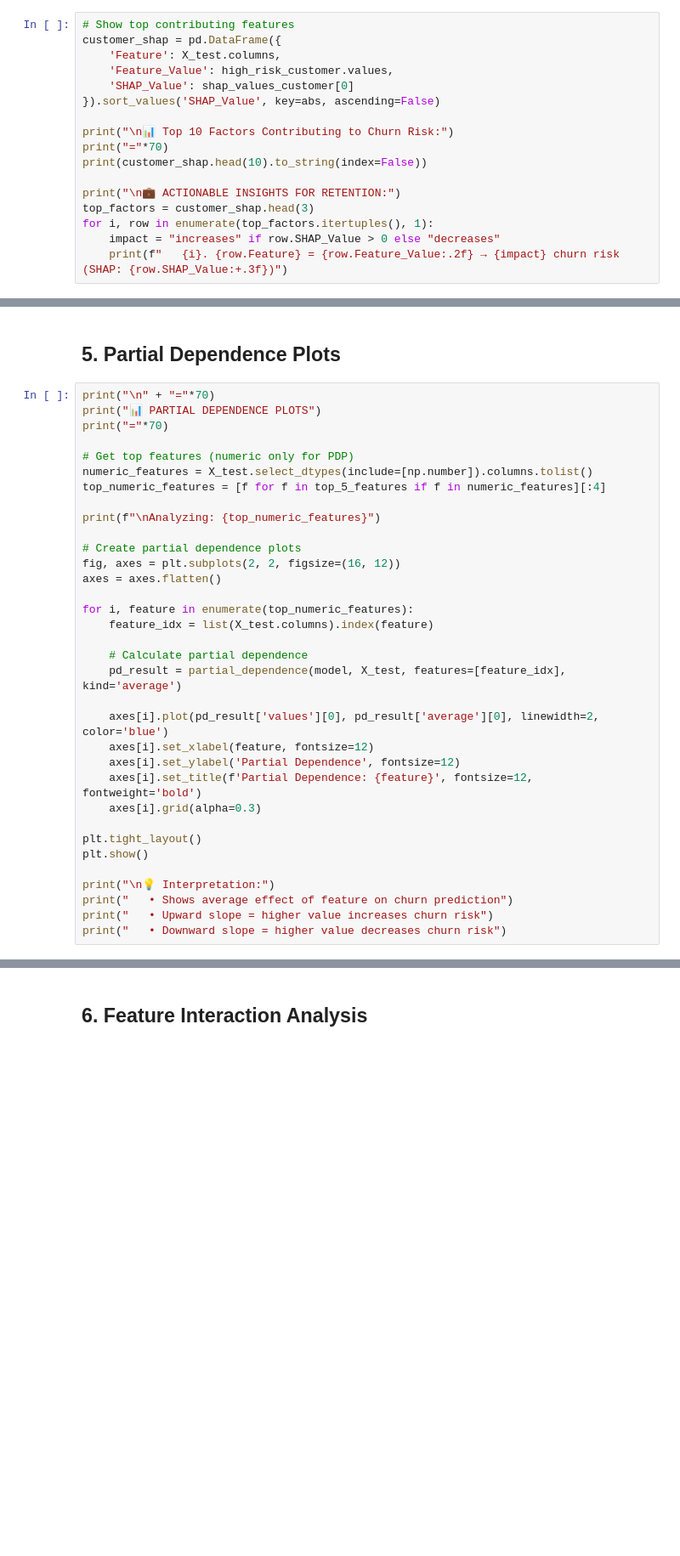
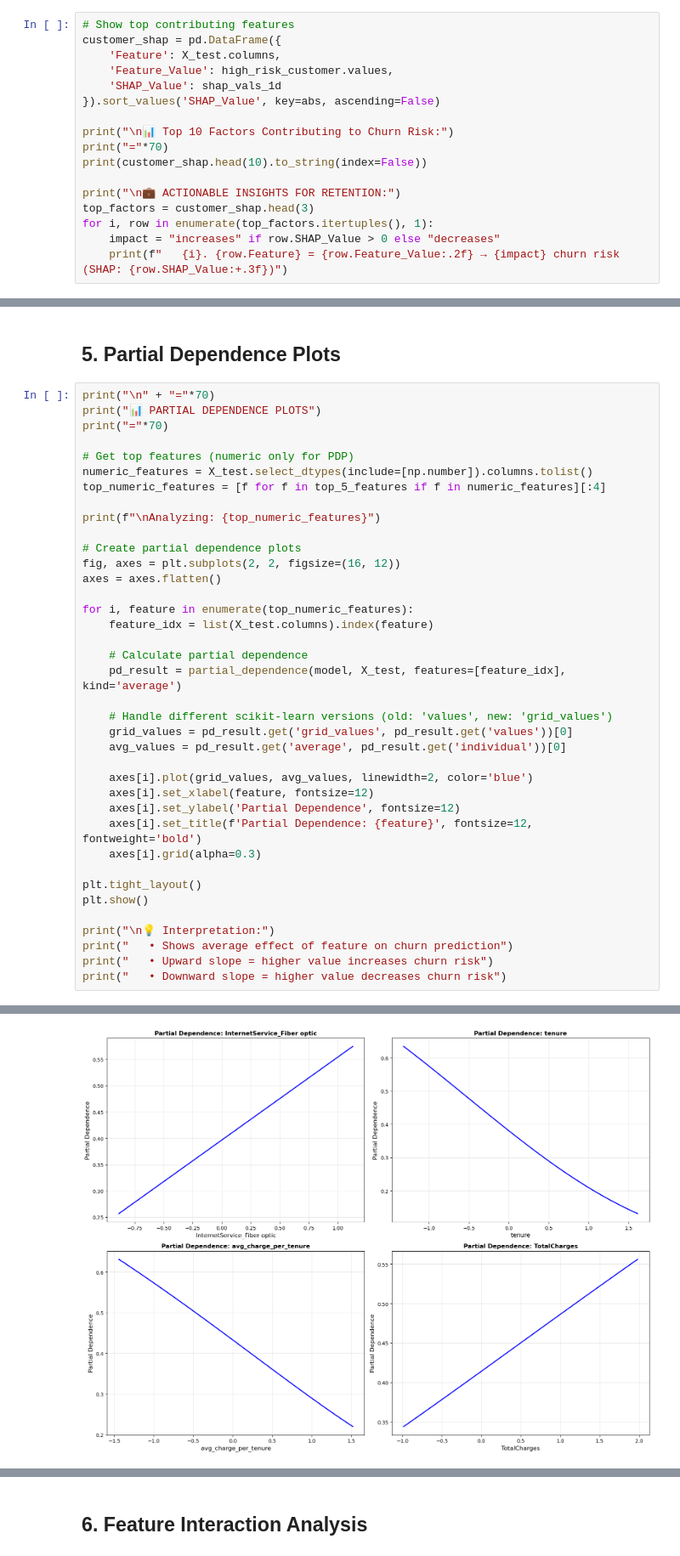
Before and after one commit to Gavesh99324/Telco-Churn-Prediction, a Jupyter notebook: notebooks/07_model_explainability.ipynb, the cells around one changed output, grey strips where cells are left out. Shown at 85% size. Drawn from its saved outputs; the diff is of its cells as text; blank space fills up the shorter version.

```diff
--- a/notebooks/07_model_explainability.ipynb
+++ b/notebooks/07_model_explainability.ipynb
@@ -208,7 +374,7 @@ print("   • Base value is the average model prediction")
 customer_shap = pd.DataFrame({
     'Feature': X_test.columns,
     'Feature_Value': high_risk_customer.values,
-    'SHAP_Value': shap_values_customer[0]
+    'SHAP_Value': shap_vals_1d
 }).sort_values('SHAP_Value', key=abs, ascending=False)
 
 print("\n📊 Top 10 Factors Contributing to Churn Risk:")
@@ -312,7 +545,11 @@ for i, feature in enumerate(top_numeric_features):
     # Calculate partial dependence
     pd_result = partial_dependence(model, X_test, features=[feature_idx], kind='average')
 
-    axes[i].plot(pd_result['values'][0], pd_result['average'][0], linewidth=2, color='blue')
+    # Handle different scikit-learn versions (old: 'values', new: 'grid_values')
+    grid_values = pd_result.get('grid_values', pd_result.get('values'))[0]
+    avg_values = pd_result.get('average', pd_result.get('individual'))[0]
+
+    axes[i].plot(grid_values, avg_values, linewidth=2, color='blue')
     axes[i].set_xlabel(feature, fontsize=12)
     axes[i].set_ylabel('Partial Dependence', fontsize=12)
     axes[i].set_title(f'Partial Dependence: {feature}', fontsize=12, fontweight='bold')
@@ -325,3 +562,4 @@ print("\n💡 Interpretation:")
 print("   • Shows average effect of feature on churn prediction")
 print("   • Upward slope = higher value increases churn risk")
 print("   • Downward slope = higher value decreases churn risk")
+# %% [output]
@@ -327,0 +571 @@ print("   • Downward slope = higher value decreases churn risk")
+[figure, added]
```
Also changed, not shown: parts of 19 cells of this notebook.
